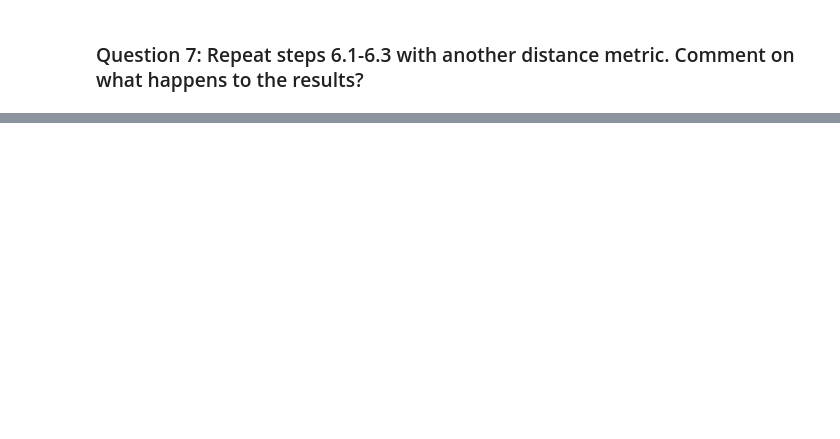
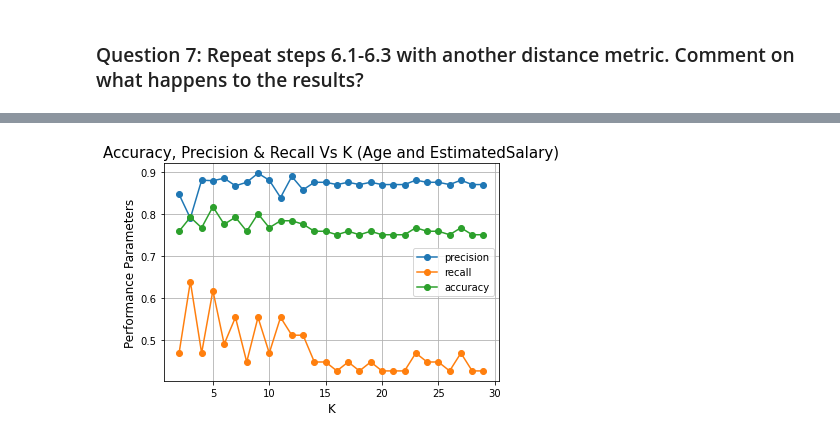
Before and after one commit to rodolfolermacontreras/ML_1_Assignment_1_Real, a Jupyter notebook: Mlearn510-Lesson01-Rodolfo_Lerma.ipynb, the cells around one changed output, grey strips where cells are left out. Drawn from its saved outputs; the diff is of its cells as text; code cells hidden in the pictures; blank space fills up the shorter version.

Commit message:
Final revision of assigment
Added extra plots on different performance metrics

```diff
--- a/Mlearn510-Lesson01-Rodolfo_Lerma.ipynb
+++ b/Mlearn510-Lesson01-Rodolfo_Lerma.ipynb
@@ -360,0 +361,13 @@ plt.show()
+# %%
+#Plot to see Precision Vs K
+plt.plot(k_values_updated, precision, '-o', label='precision')
+plt.plot(k_values_updated, recall, '-o', label='recall')
+plt.plot(k_values_updated, accuracy_updated, '-o', label='accuracy')
+plt.title('Accuracy, Precision & Recall Vs K (Age and EstimatedSalary)', fontsize = 15)
+plt.xlabel('K', fontsize = 12)
+plt.ylabel('Performance Parameters', fontsize = 12)
+plt.legend()
+plt.grid()
+plt.show()
+# %% [output]
+[figure, added]
```
Also changed, not shown: parts of 22 cells of this notebook.
